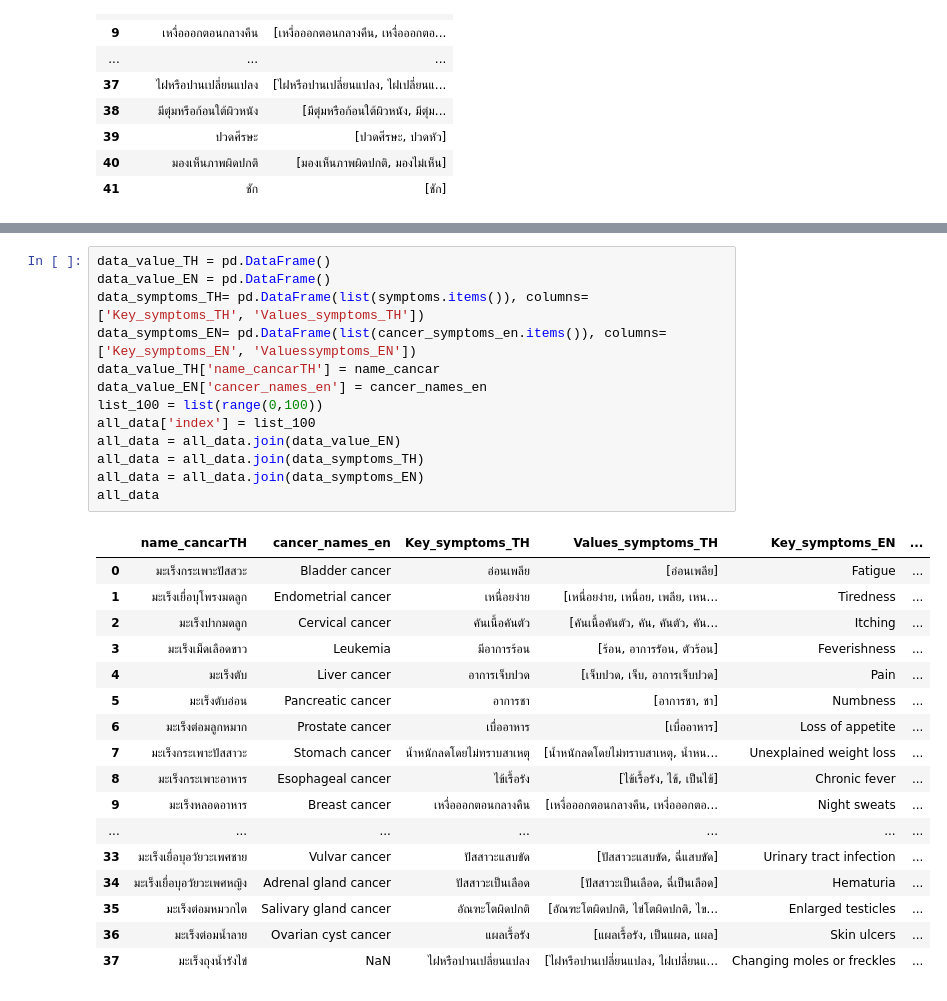
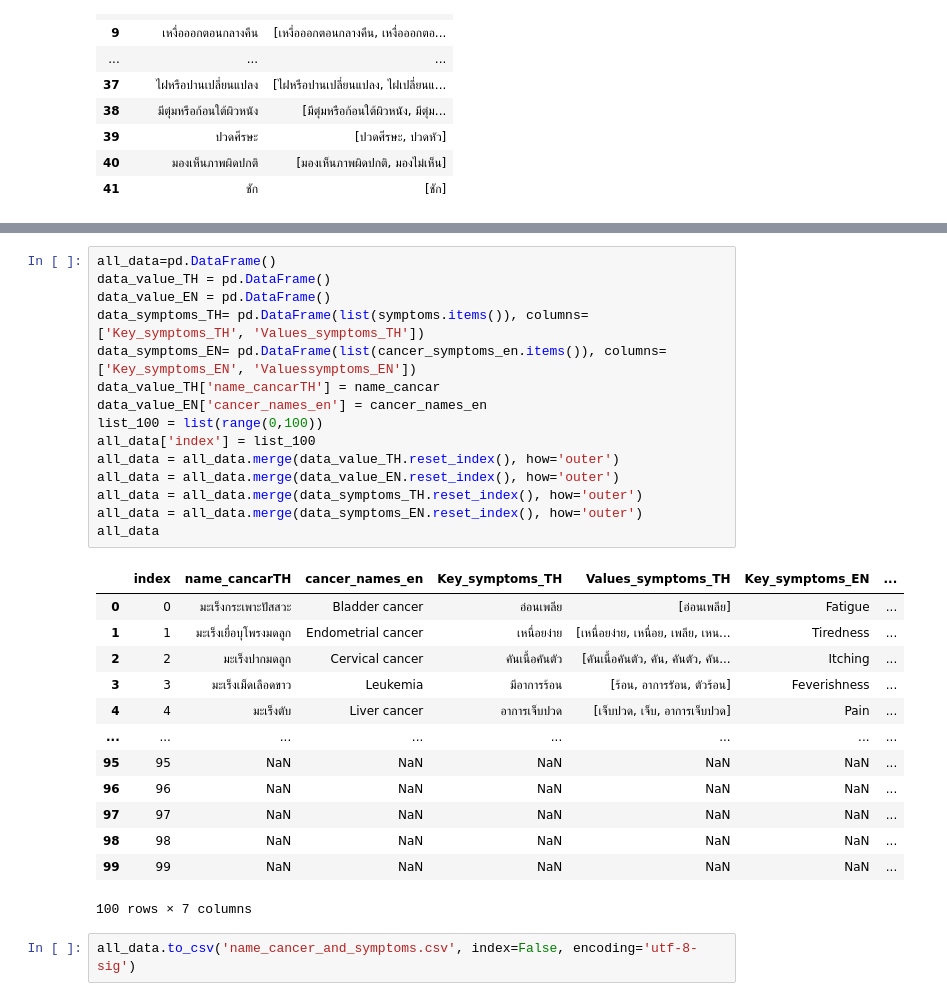
Before and after one commit to MOOwuttichai/Cancer_Social_Listening, a Jupyter notebook: descriptive.ipynb, the cells around one changed output, grey strips where cells are left out. Drawn from its saved outputs; the diff is of its cells as text.

```diff
--- a/descriptive.ipynb
+++ b/descriptive.ipynb
@@ -243,31 +217,31 @@ data_value_TH.reset_index()
 # %%
+all_data=pd.DataFrame()
 data_value_TH = pd.DataFrame()
 data_value_EN = pd.DataFrame()
 data_symptoms_TH= pd.DataFrame(list(symptoms.items()), columns=['Key_symptoms_TH', 'Values_symptoms_TH'])
 data_symptoms_EN= pd.DataFrame(list(cancer_symptoms_en.items()), columns=['Key_symptoms_EN', 'Valuessymptoms_EN'])
 data_value_TH['name_cancarTH'] = name_cancar
 data_value_EN['cancer_names_en'] = cancer_names_en
 list_100 = list(range(0,100))
 all_data['index'] = list_100
-all_data = all_data.join(data_value_EN)
-all_data = all_data.join(data_symptoms_TH)
-all_data = all_data.join(data_symptoms_EN)
+all_data = all_data.merge(data_value_TH.reset_index(), how='outer')
+all_data = all_data.merge(data_value_EN.reset_index(), how='outer')
+all_data = all_data.merge(data_symptoms_TH.reset_index(), how='outer')
+all_data = all_data.merge(data_symptoms_EN.reset_index(), how='outer')
 all_data
 # %% [output]
-|  | name_cancarTH | cancer_names_en | Key_symptoms_TH | Values_symptoms_TH | Key_symptoms_EN | ... |
-| 0 | มะเร็งกระเพาะปัสสวะ | Bladder cancer | อ่อนเพลีย | [อ่อนเพลีย] | Fatigue | ... |
-| 1 | มะเร็งเยื่อบุโพรงมดลูก | Endometrial cancer | เหนื่อยง่าย | [เหนื่อยง่าย, เหนื่อย, เพลีย, เหน... | Tiredness | ... |
-| 2 | มะเร็งปากมดลูก | Cervical cancer | คันเนื้อคันตัว | [คันเนื้อคันตัว, คัน, คันตัว, คัน... | Itching | ... |
-| 3 | มะเร็งเม็ดเลือดขาว | Leukemia | มีอาการร้อน | [ร้อน, อาการรัอน, ตัวร้อน] | Feverishness | ... |
-| 4 | มะเร็งตับ | Liver cancer | อาการเจ็บปวด | [เจ็บปวด, เจ็บ, อาการเจ็บปวด] | Pain | ... |
-| 5 | มะเร็งตับอ่อน | Pancreatic cancer | อาการชา | [อาการชา, ชา] | Numbness | ... |
-| 6 | มะเร็งต่อมลูกหมาก | Prostate cancer | เบื่ออาหาร | [เบื่ออาหาร] | Loss of appetite | ... |
-| 7 | มะเร็งกระเพาะปัสสาวะ | Stomach cancer | น้ำหนักลดโดยไม่ทราบสาเหตุ | [น้ำหนักลดโดยไม่ทราบสาเหตุ, น้ำหน... | Unexplained weight loss | ... |
-| 8 | มะเร็งกระเพาะอาหาร | Esophageal cancer | ไข้เรื้อรัง | [ไข้เรื้อรัง, ไข้, เป็นไข้] | Chronic fever | ... |
-| 9 | มะเร็งหลอดอาหาร | Breast cancer | เหงื่อออกตอนกลางคืน | [เหงื่อออกตอนกลางคืน, เหงื่อออกตอ... | Night sweats | ... |
-| ... | ... | ... | ... | ... | ... | ... |
-| 33 | มะเร็งเยื่อบุอวัยวะเพศชาย | Vulvar cancer | ปัสสาวะแสบขัด | [ปัสสาวะแสบขัด, ฉี่แสบขัด] | Urinary tract infection | ... |
-| 34 | มะเร็งเยื่อบุอวัยวะเพศหญิง | Adrenal gland cancer | ปัสสาวะเป็นเลือด | [ปัสสาวะเป็นเลือด, ฉี่เป็นเลือด] | Hematuria | ... |
-| 35 | มะเร็งต่อมหมวกไต | Salivary gland cancer | อัณฑะโตผิดปกติ | [อัณฑะโตผิดปกติ, ไข่โตผิดปกติ, ไข... | Enlarged testicles | ... |
-| 36 | มะเร็งต่อมน้ำลาย | Ovarian cyst cancer | แผลเรื้อรัง | [แผลเรื้อรัง, เป็นแผล, แผล] | Skin ulcers | ... |
-| 37 | มะเร็งถุงน้ำรังไข่ | NaN | ไฝหรือปานเปลี่ยนแปลง | [ไฝหรือปานเปลี่ยนแปลง, ไฝเปลี่ยนแ... | Changing moles or freckles | ... |
+|  | index | name_cancarTH | cancer_names_en | Key_symptoms_TH | Values_symptoms_TH | Key_symptoms_EN | ... |
+| 0 | 0 | มะเร็งกระเพาะปัสสวะ | Bladder cancer | อ่อนเพลีย | [อ่อนเพลีย] | Fatigue | ... |
+| 1 | 1 | มะเร็งเยื่อบุโพรงมดลูก | Endometrial cancer | เหนื่อยง่าย | [เหนื่อยง่าย, เหนื่อย, เพลีย, เหน... | Tiredness | ... |
+| 2 | 2 | มะเร็งปากมดลูก | Cervical cancer | คันเนื้อคันตัว | [คันเนื้อคันตัว, คัน, คันตัว, คัน... | Itching | ... |
+| 3 | 3 | มะเร็งเม็ดเลือดขาว | Leukemia | มีอาการร้อน | [ร้อน, อาการรัอน, ตัวร้อน] | Feverishness | ... |
+| 4 | 4 | มะเร็งตับ | Liver cancer | อาการเจ็บปวด | [เจ็บปวด, เจ็บ, อาการเจ็บปวด] | Pain | ... |
+| ... | ... | ... | ... | ... | ... | ... | ... |
+| 95 | 95 | NaN | NaN | NaN | NaN | NaN | ... |
+| 96 | 96 | NaN | NaN | NaN | NaN | NaN | ... |
+| 97 | 97 | NaN | NaN | NaN | NaN | NaN | ... |
+| 98 | 98 | NaN | NaN | NaN | NaN | NaN | ... |
+| 99 | 99 | NaN | NaN | NaN | NaN | NaN | ... |
+100 rows × 7 columns
+# %%
+all_data.to_csv('name_cancer_and_symptoms.csv', index=False, encoding='utf-8-sig')
```
Also changed, not shown: parts of 4 cells of this notebook.
